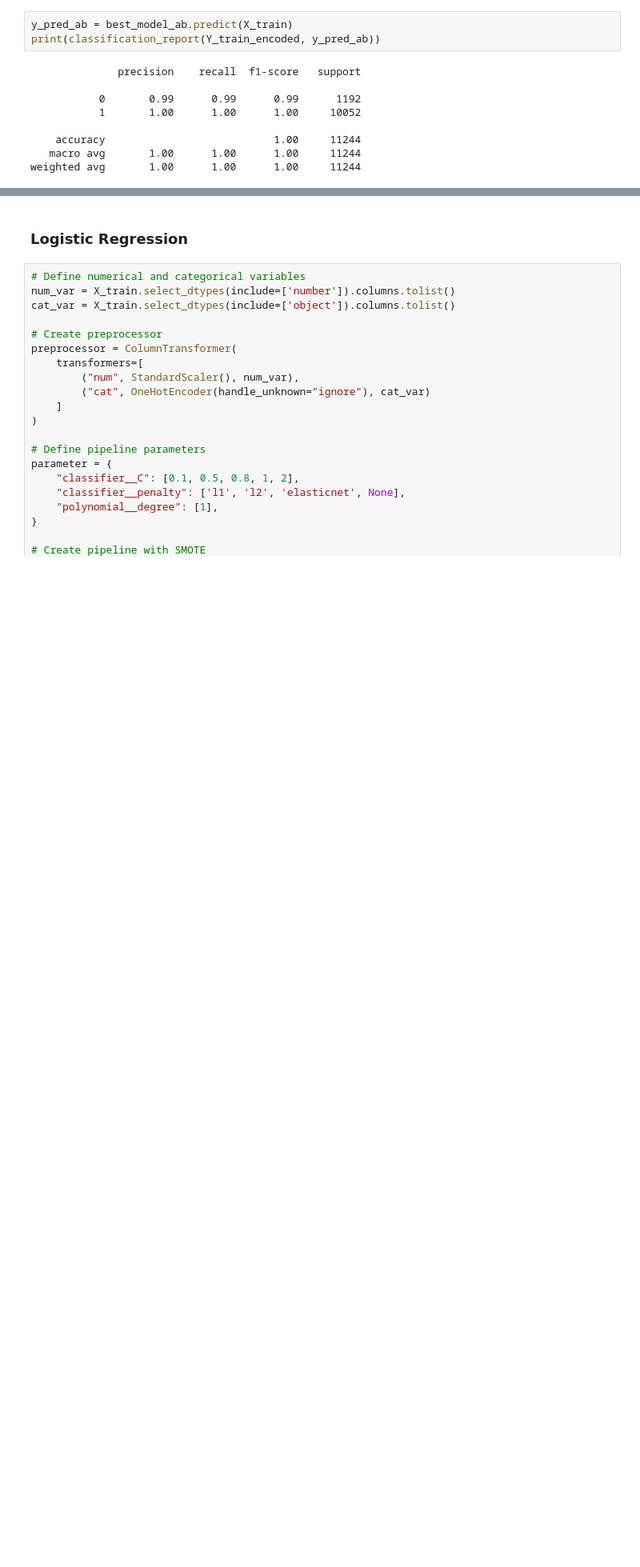
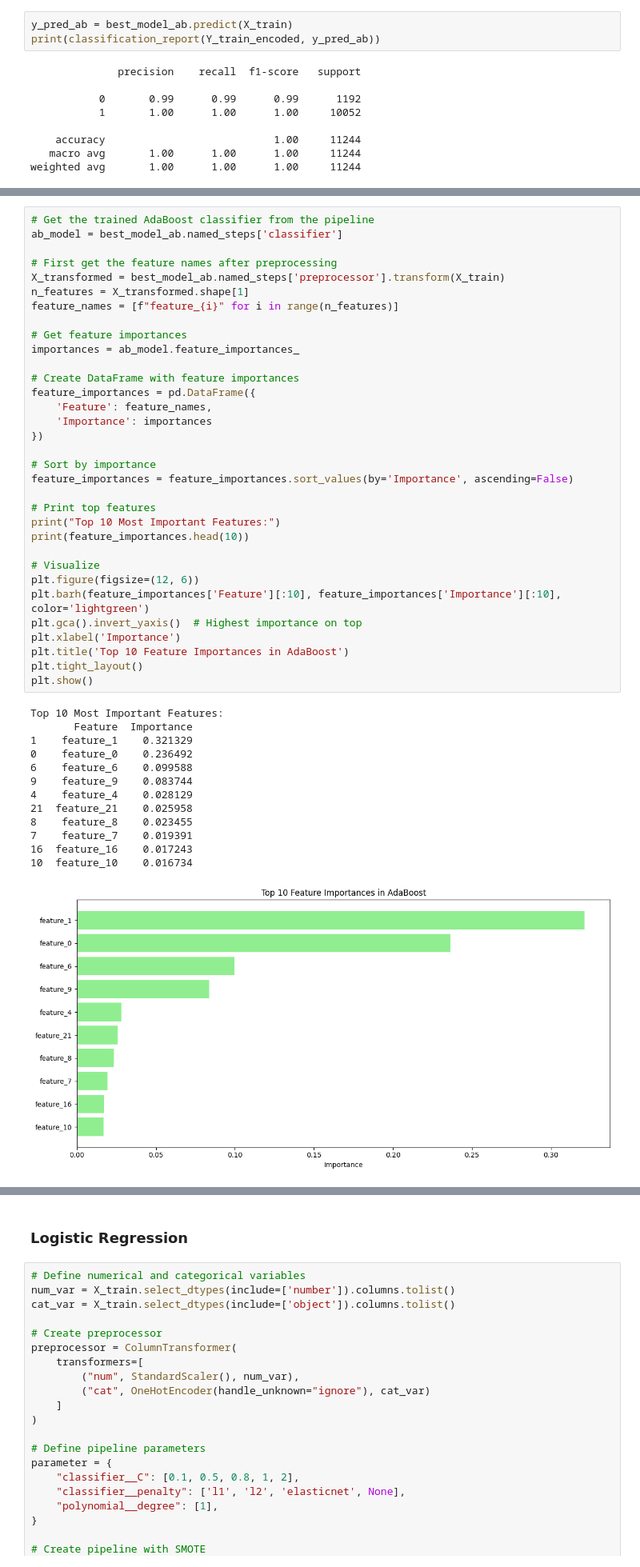
Before and after one commit to Cata1406/Proyecto-CDA, a Jupyter notebook: eda_training.ipynb, the cells around one changed output, grey strips where cells are left out. Shown at 80% size. Cells and saved outputs as stored; diff of their text form; blank space fills up the shorter version.

```diff
--- a/eda_training.ipynb
+++ b/eda_training.ipynb
@@ -2025 +2031,48 @@ print(classification_report(Y_test_encoded, predict_test_ab))
 weighted avg       0.89      0.90      0.89      2811
+# %%
+# Get the trained AdaBoost classifier from the pipeline
+ab_model = best_model_ab.named_steps['classifier']
+
+# First get the feature names after preprocessing
+X_transformed = best_model_ab.named_steps['preprocessor'].transform(X_train)
+n_features = X_transformed.shape[1]
+feature_names = [f"feature_{i}" for i in range(n_features)]
+
+# Get feature importances
+importances = ab_model.feature_importances_
+
+# Create DataFrame with feature importances
+feature_importances = pd.DataFrame({
+    'Feature': feature_names,
+    'Importance': importances
+})
+
+# Sort by importance
+feature_importances = feature_importances.sort_values(by='Importance', ascending=False)
+
+# Print top features
+print("Top 10 Most Important Features:")
+print(feature_importances.head(10))
+
+# Visualize
+plt.figure(figsize=(12, 6))
+plt.barh(feature_importances['Feature'][:10], feature_importances['Importance'][:10], color='lightgreen')
+plt.gca().invert_yaxis()  # Highest importance on top
+plt.xlabel('Importance')
+plt.title('Top 10 Feature Importances in AdaBoost')
+plt.tight_layout()
+plt.show()
+# %% [output]
+Top 10 Most Important Features:
+       Feature  Importance
+1    feature_1    0.321329
+0    feature_0    0.236492
+6    feature_6    0.099588
+9    feature_9    0.083744
+4    feature_4    0.028129
+21  feature_21    0.025958
+8    feature_8    0.023455
+7    feature_7    0.019391
+16  feature_16    0.017243
+10  feature_10    0.016734
+[figure, added]
```
Also changed, not shown: parts of 38 cells of this notebook.
